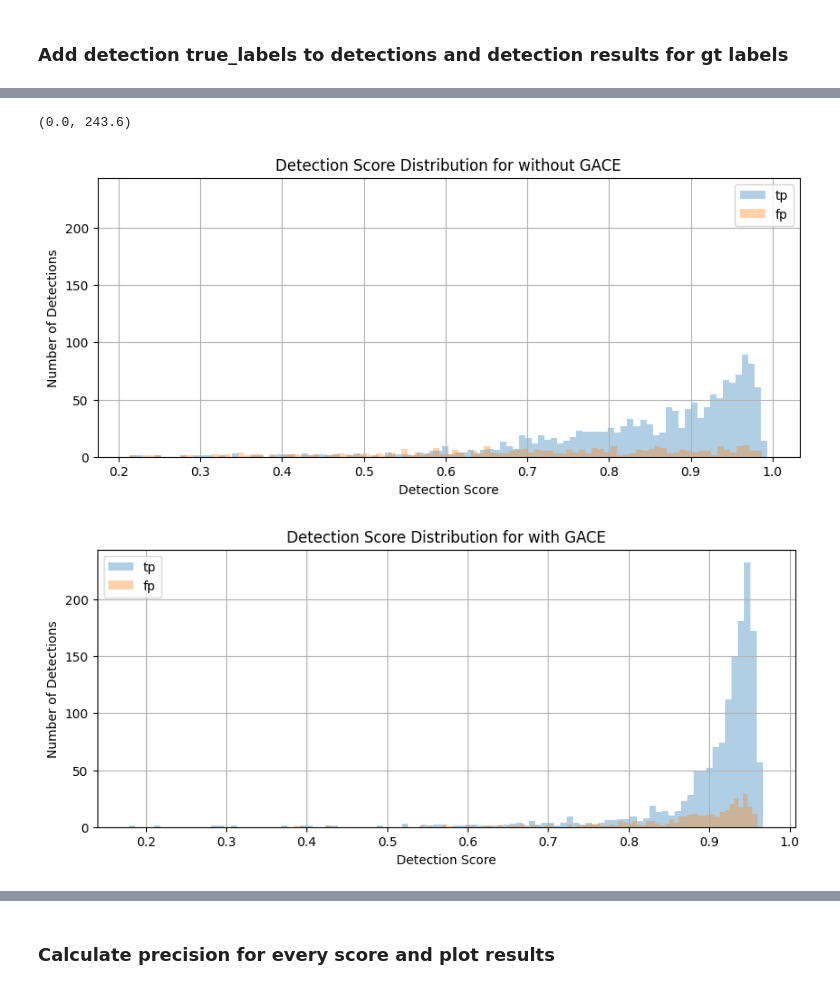
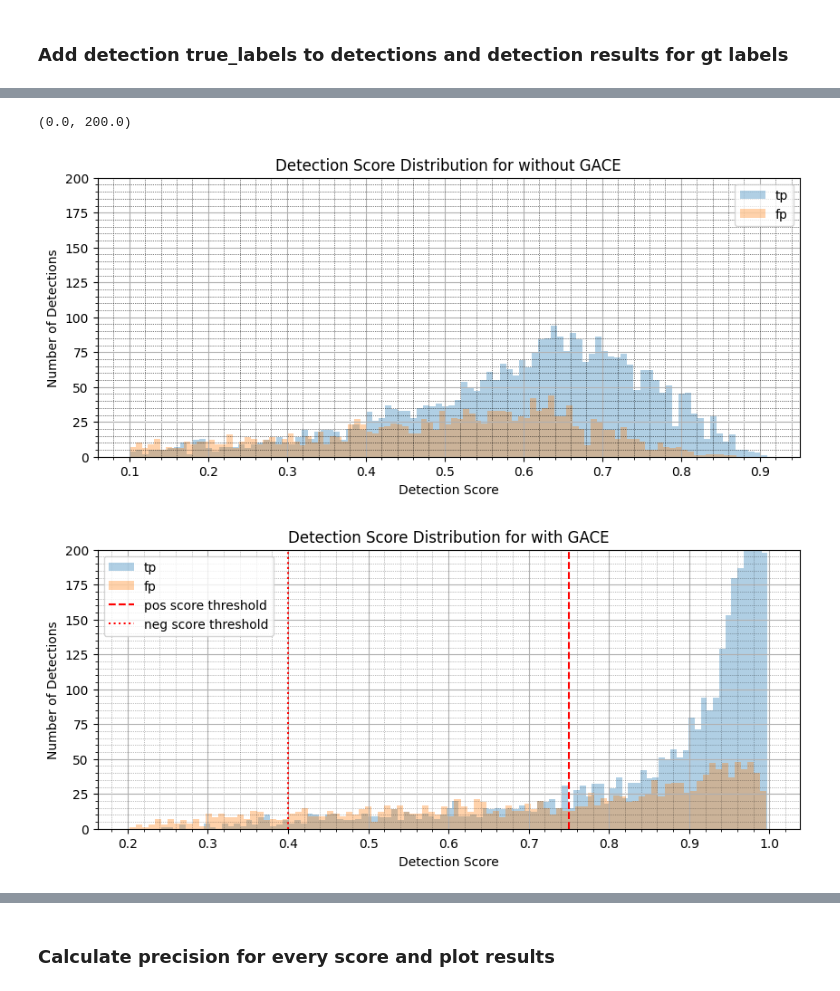
Before and after one commit to griesbchr/3DTrans, a Jupyter notebook: tools/misc/selftraining/analyze_detresults_pseudolabels.ipynb, the cells around one changed output, grey strips where cells are left out. Cells and saved outputs as stored; diff of their text form; code cells hidden in the pictures.

```diff
--- a/tools/misc/selftraining/analyze_detresults_pseudolabels.ipynb
+++ b/tools/misc/selftraining/analyze_detresults_pseudolabels.ipynb
@@ -390,10 +390,10 @@ source_dataset_name = "avltruck"
 target_dataset_name = "zod"
 
 detections_gace = pd.DataFrame()
-results_path_gace = "/home/cgriesbacher/thesis/3DTrans/output/avltruck_models/pvrcnnpp_STzod/D16_15epochs_STzod_ft_D6_50epochs_gace/ps_label/det_annos_gace_e1.pkl"
+results_path_gace = "/home/cgriesbacher/thesis/3DTrans/output_okeanos/output/avltruck_models/pvrcnnpp_STzod/D16_20epochs_STzod_ft_D6_50epochs_fov_gace_labelupdate_1/ps_label/det_annos_gace_e5.pkl"
 detections_gace = load_detections(results_path_gace, detections_gace, train_dataset=source_dataset_name, eval_dataset=target_dataset_name+"_gace")
 
 detections_no_gace = pd.DataFrame()
-results_path_no_gace = "/home/cgriesbacher/thesis/3DTrans/output/avltruck_models/pvrcnnpp_STzod/D16_15epochs_STzod_ft_D6_50epochs_gace/ps_label/det_annos_e1.pkl"
+results_path_no_gace = "/home/cgriesbacher/thesis/3DTrans/output_okeanos/output/avltruck_models/pvrcnnpp_STzod/D16_20epochs_STzod_ft_D6_50epochs_fov_gace_labelupdate_1/ps_label/det_annos_e5.pkl"
 detections_no_gace = load_detections(results_path_no_gace, detections_no_gace, train_dataset=source_dataset_name, eval_dataset=target_dataset_name)
 # %% [output]
@@ -658,7 +715,7 @@ Try using .loc[row_indexer,col_indexer] = value instead
 See the caveats in the documentation: https://pandas.pydata.org/pandas-docs/stable/user_guide/indexing.html#returning-a-view-versus-a-copy
   gt_labels[f'detected_{iou_threshold}'] = gt_labels['iou'] >= iou_threshold
 # %%
-clss = "Cyclist"
+clss = "Pedestrian"
 detections_class = detections[detections['name'] == clss]
 detections_gace = detections_class[detections_class['with_gace'] == True]
 detections_no_gace = detections_class[detections_class['with_gace'] == False]
@@ -670,5 +727,21 @@ print("")
 print("detected frames")
 print(len(detections_gace["frame_id"].unique()))
 print(len(detections_no_gace["frame_id"].unique()))
+
+pos_scorethreshmap = {
+    "Vehicle": 0.85,
+    "Pedestrian": 0.75,
+    "Cyclist": 0.85,
+    "Truck": 0.90,
+}
+neg_scorethreshmap = {
+    "Vehicle": 0.3,
+    "Pedestrian": 0.4,
+    "Cyclist": 0.5,
+    "Truck": 0.60,
+}
+
+pos_score_thresh = pos_scorethreshmap[clss]
+neg_score_thresh = neg_scorethreshmap[clss]
 # %% [output]
 detected objects
@@ -702,38 +775,47 @@ detections_no_gace_fp = detections_no_gace[(detections_no_gace[f'detected_0.1']
 plt.figure(figsize=(10, 4))
 detections_no_gace_tp["score"].hist(bins=100, alpha=0.35, label="tp")
 detections_no_gace_fp["score"].hist(bins=100, alpha=0.35, label="fp")
 plt.legend()
 plt.xlabel("Detection Score")
 plt.ylabel("Number of Detections")
 plt.title("Detection Score Distribution for without GACE")
+plt.minorticks_on()
+#plt.grid(which='major', linestyle='-', linewidth='0.5', color='black')
+plt.grid(which='minor', linestyle=':', linewidth='0.5', color='black')
 ax = plt.gca()
-#plt.gca().set_ylim([0, 25])
+plt.gca().set_ylim([0, 200])
 xlim = plt.gca().get_xlim()
 ylim = plt.gca().get_ylim()
 
 detections_gace_tp = detections_gace[(detections_gace[f'detected_0.1'] == True)]
 detections_gace_fp = detections_gace[(detections_gace[f'detected_0.1'] == False)]
 
 
 plt.figure(figsize=(10, 4))
 detections_gace_tp["score"].hist(bins=100, alpha=0.35, label="tp")
 detections_gace_fp["score"].hist(bins=100, alpha=0.35, label="fp")
+plt.axvline(x=pos_score_thresh, color='red', linestyle='--', label="pos score threshold")
+plt.axvline(x=neg_score_thresh, color='red', linestyle=':', label="neg score threshold")
 plt.legend()
 plt.xlabel("Detection Score")
 plt.ylabel("Number of Detections")
 plt.title("Detection Score Distribution for with GACE")
-#plt.gca().set_ylim([0, 25])
+plt.minorticks_on()
+#plt.grid(which='major', linestyle='-', linewidth='0.5', color='black', alpha=0.5)
+plt.grid(which='minor', linestyle=':', linewidth='0.5', color='black', alpha=0.5)
+ax = plt.gca()
+plt.gca().set_ylim([0, 200])
 xlim = plt.gca().get_xlim()
 ylim = plt.gca().get_ylim()
 plt.gca().set_xlim(xlim)
 plt.gca().set_ylim(ylim)
 
 #ax.set_xlim(xlim)
 ax.set_ylim(ylim)
 # %% [output]
-(0.0, 243.6)
+(0.0, 200.0)
-[figure, old version]
+[figure, new version]
-[figure, old version]
+[figure, new version]
 # %%
 
 #plot histo of score change and git a gaussian (with sns)
```
Also changed, not shown: parts of 15 cells of this notebook, 9 other files.
